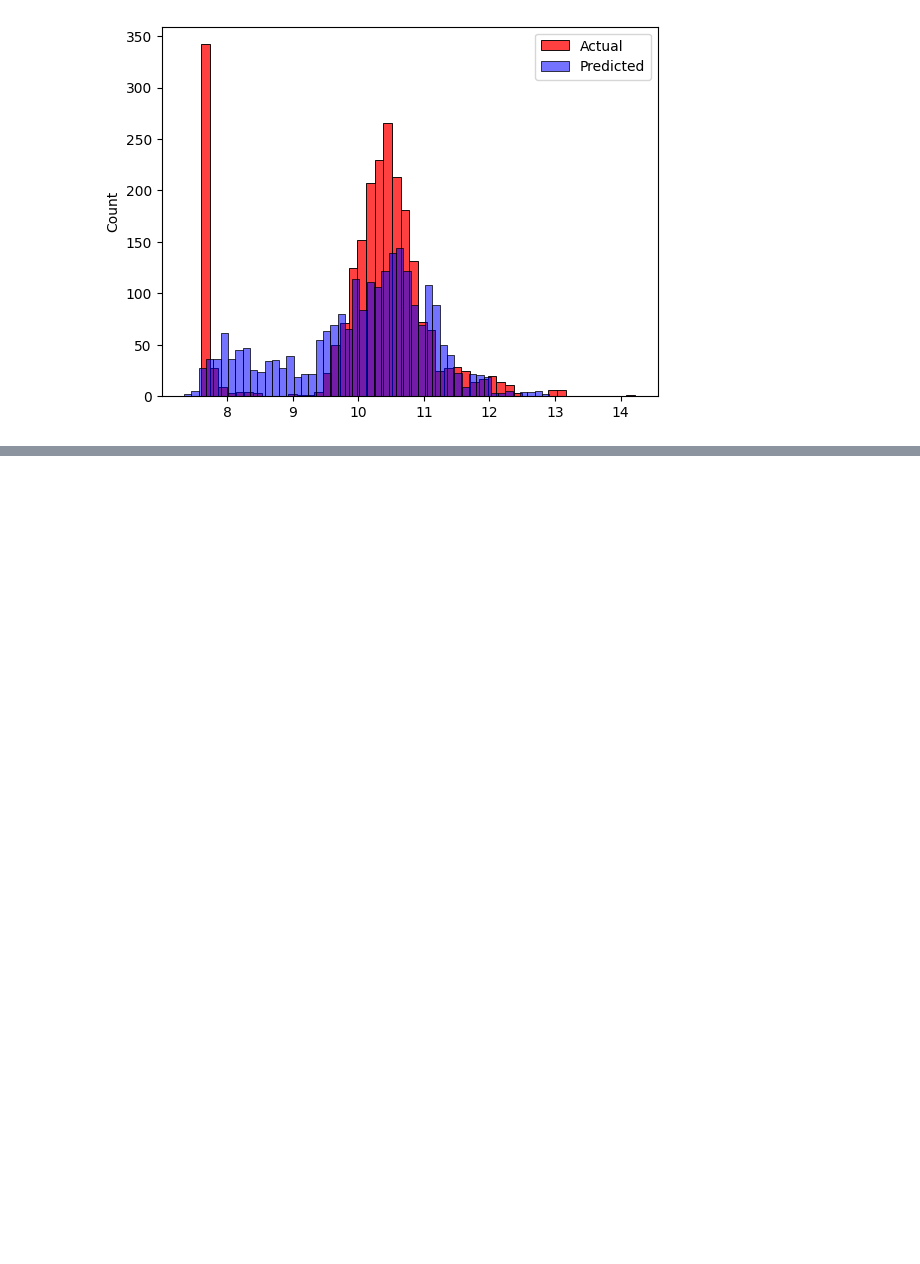
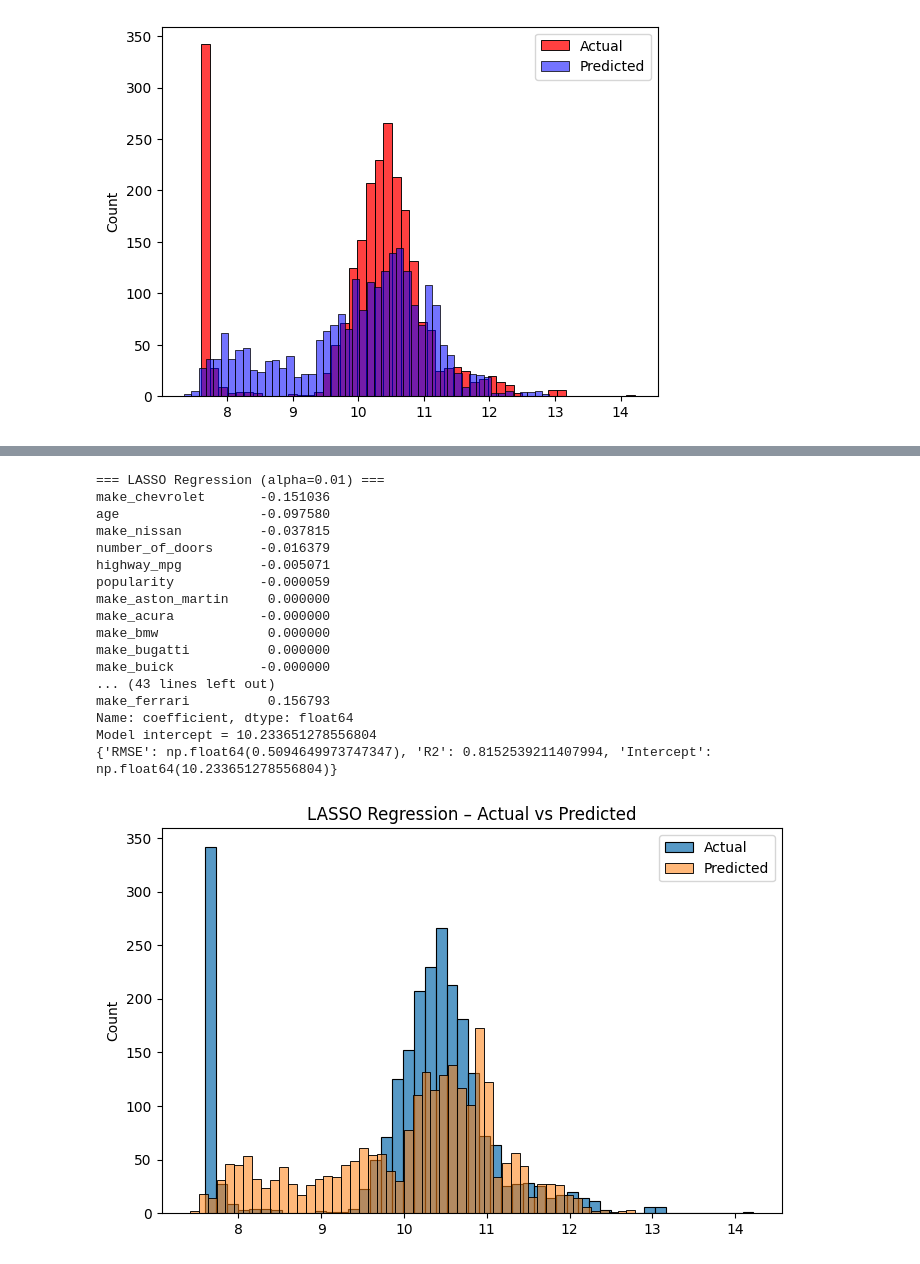
Before and after one commit to Pranayr/MachineLearning_revision, a Jupyter notebook: notebooks/Car_data_prediction-Attempt2.ipynb, the cells around one changed output, grey strips where cells are left out. Drawn from its saved outputs; the diff is of its cells as text; code cells hidden in the pictures; blank space fills up the shorter version.

```diff
--- a/notebooks/Car_data_prediction-Attempt2.ipynb
+++ b/notebooks/Car_data_prediction-Attempt2.ipynb
@@ -548,0 +644,26 @@ apply_linear_regression_model(x_for_training, y_train, x_for_validation, y_val)
+# %%
+lasso_model, lasso_metrics, lasso_coefs = apply_regularized_regression_model(
+    x_for_training, y_train,
+    x_for_validation, y_val,
+    model_type="lasso",
+    alpha=0.01
+)
+# %% [output]
+=== LASSO Regression (alpha=0.01) ===
+make_chevrolet       -0.151036
+age                  -0.097580
+make_nissan          -0.037815
+number_of_doors      -0.016379
+highway_mpg          -0.005071
+popularity           -0.000059
+make_aston_martin     0.000000
+make_acura           -0.000000
+make_bmw              0.000000
+make_bugatti          0.000000
+make_buick           -0.000000
+... (43 lines left out)
+make_ferrari          0.156793
+Name: coefficient, dtype: float64
+Model intercept = 10.233651278556804
+{'RMSE': np.float64(0.5094649973747347), 'R2': 0.8152539211407994, 'Intercept': np.float64(10.233651278556804)}
+[figure, added]
```
Also changed, not shown: parts of 15 cells of this notebook.
